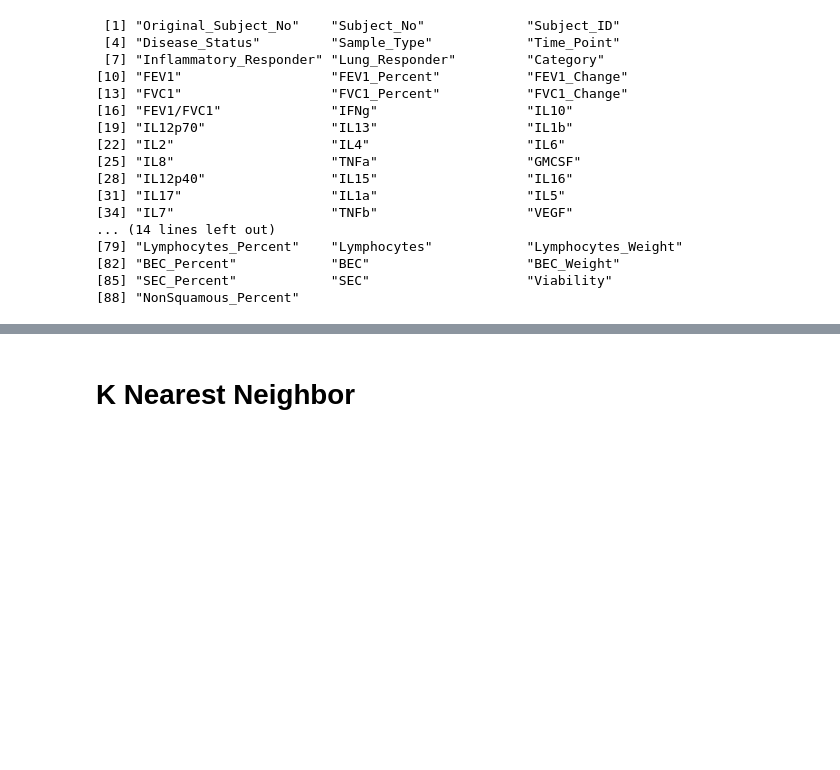
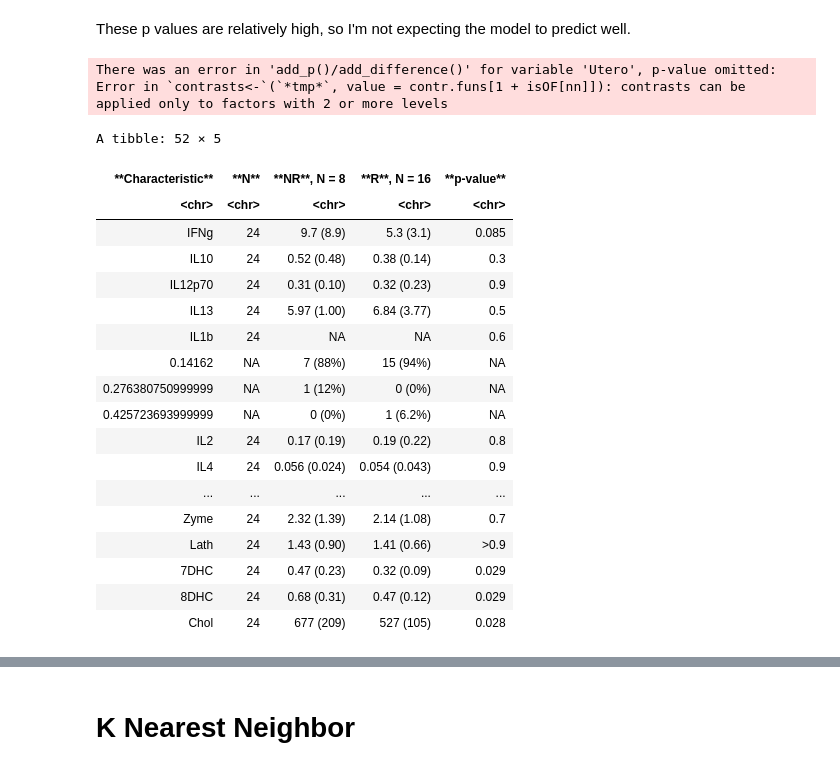
Before and after one commit to UNC-CEMALB/Ozone-exposure-is-associated-with-alterations-in-lung-and-systemic-sterol-profiles-in-healthy-and-as, a Jupyter notebook: Ozone Responder Prediction.ipynb, the cells around one changed output, grey strips where cells are left out. Saved outputs shown, nothing was run; the diff lists cells and outputs as text; code cells hidden in the pictures; blank space fills up the shorter version.

```diff
--- a/Ozone Responder Prediction.ipynb
+++ b/Ozone Responder Prediction.ipynb
@@ -49,21 +75,37 @@ A tibble: 6 × 88
-# %%
-colnames(wider_data)
-# %% [output]
- [1] "Original_Subject_No"    "Subject_No"             "Subject_ID"
- [4] "Disease_Status"         "Sample_Type"            "Time_Point"
- [7] "Inflammatory_Responder" "Lung_Responder"         "Category"
-[10] "FEV1"                   "FEV1_Percent"           "FEV1_Change"
-[13] "FVC1"                   "FVC1_Percent"           "FVC1_Change"
-[16] "FEV1/FVC1"              "IFNg"                   "IL10"
-[19] "IL12p70"                "IL13"                   "IL1b"
-[22] "IL2"                    "IL4"                    "IL6"
-[25] "IL8"                    "TNFa"                   "GMCSF"
-[28] "IL12p40"                "IL15"                   "IL16"
-[31] "IL17"                   "IL1a"                   "IL5"
-[34] "IL7"                    "TNFb"                   "VEGF"
-... (14 lines left out)
-[79] "Lymphocytes_Percent"    "Lymphocytes"            "Lymphocytes_Weight"
-[82] "BEC_Percent"            "BEC"                    "BEC_Weight"
-[85] "SEC_Percent"            "SEC"                    "Viability"
-[88] "NonSquamous_Percent"
+# %% [markdown]
+These p values are relatively high, so I'm not expecting the model to predict well.
+# %%
+#summary statistics df
+wider_data %>%
+  tbl_summary(by = Inflammatory_Responder, missing = "no",
+  include = c('IFNg','IL10','IL12p70','IL13','IL1b','IL2','IL4','IL6','IL8','TNFa','GMCSF','IL12p40',
+              'IL15','IL16','IL17','IL1a','IL5','IL7','TNFb','VEGF','Eotaxin','Eotaxin3','IP10','MCP1','MCP4',
+              'MDC','MIP1a','MIP1b','TARC','MPO','Utero','25OH_VitD','24OH_Chol','SecoB','25OH_Chol','7Keto_Chol',
+              '27OH_Chol','bEP_Chol','Lan','Zym','DHL','7DHD','Des','dHLan','Zyme','Lath','7DHC','8DHC','Chol'),
+              statistic = list(all_continuous() ~ "{mean} ({sd})")) %>%
+  add_n() %>%
+  add_p(test = list(all_continuous() ~ "aov")) %>% #adding p value from anova
+  as_tibble()
+# %% [output]
+There was an error in 'add_p()/add_difference()' for variable 'Utero', p-value omitted:
+Error in `contrasts<-`(`*tmp*`, value = contr.funs[1 + isOF[nn]]): contrasts can be applied only to factors with 2 or more levels
+A tibble: 52 × 5
+| **Characteristic** | **N** | **NR**, N = 8 | **R**, N = 16 | **p-value** |
+| <chr> | <chr> | <chr> | <chr> | <chr> |
+| IFNg | 24 | 9.7 (8.9) | 5.3 (3.1) | 0.085 |
+| IL10 | 24 | 0.52 (0.48) | 0.38 (0.14) | 0.3 |
+| IL12p70 | 24 | 0.31 (0.10) | 0.32 (0.23) | 0.9 |
+| IL13 | 24 | 5.97 (1.00) | 6.84 (3.77) | 0.5 |
+| IL1b | 24 | NA | NA | 0.6 |
+| 0.14162 | NA | 7 (88%) | 15 (94%) | NA |
+| 0.276380750999999 | NA | 1 (12%) | 0 (0%) | NA |
+| 0.425723693999999 | NA | 0 (0%) | 1 (6.2%) | NA |
+| IL2 | 24 | 0.17 (0.19) | 0.19 (0.22) | 0.8 |
+| IL4 | 24 | 0.056 (0.024) | 0.054 (0.043) | 0.9 |
+| ... | ... | ... | ... | ... |
+| Zyme | 24 | 2.32 (1.39) | 2.14 (1.08) | 0.7 |
+| Lath | 24 | 1.43 (0.90) | 1.41 (0.66) | >0.9 |
+| 7DHC | 24 | 0.47 (0.23) | 0.32 (0.09) | 0.029 |
+| 8DHC | 24 | 0.68 (0.31) | 0.47 (0.12) | 0.029 |
+| Chol | 24 | 677 (209) | 527 (105) | 0.028 |
 # %%
```
Also changed, not shown: parts of 7 cells of this notebook.
